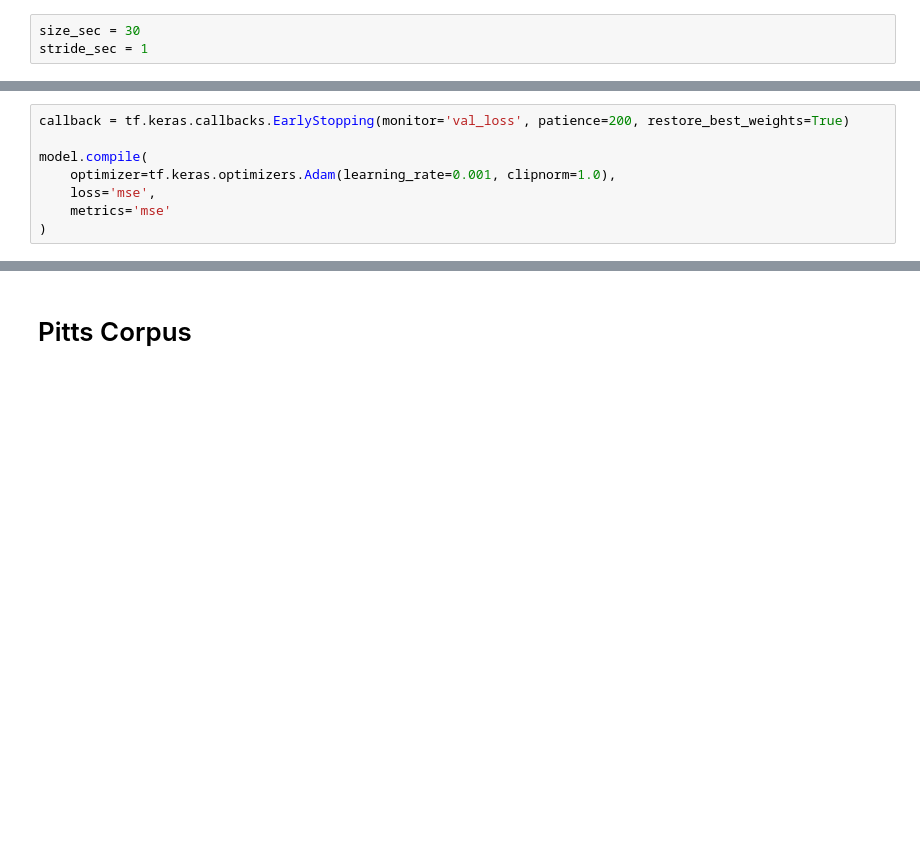
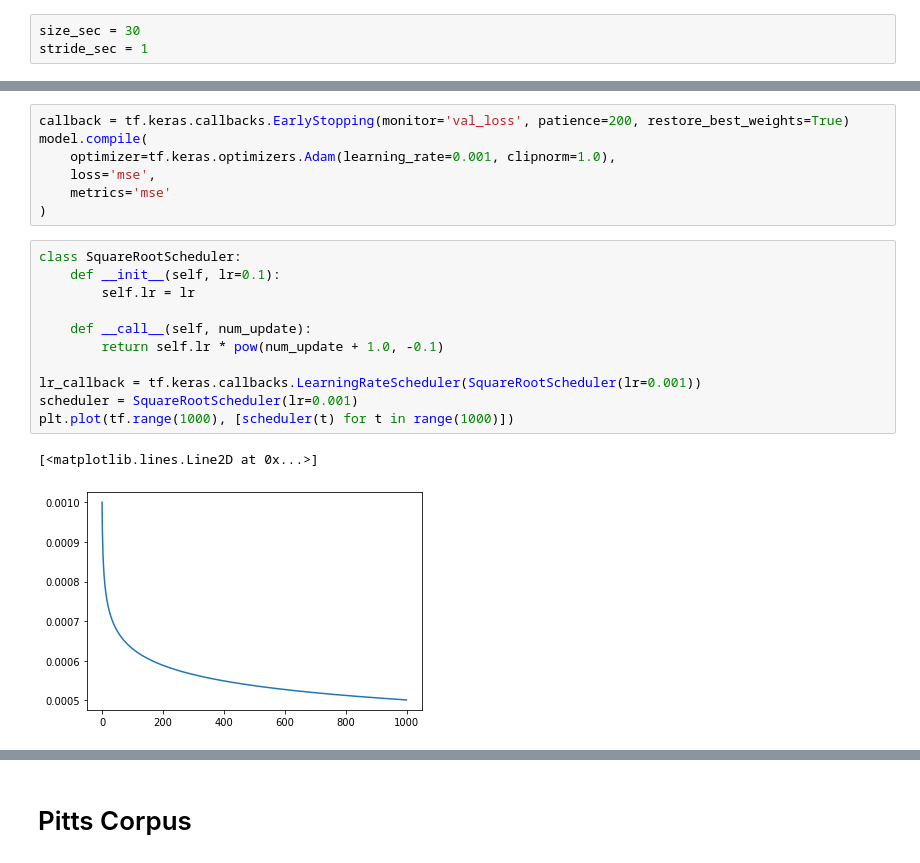
Before and after one commit to W210-SP21-Capstone-Dementia/model, a Jupyter notebook: 4-RollingWindow+LSTM+WN.ipynb, the cells around one changed output, grey strips where cells are left out. Saved outputs shown, nothing was run; the diff lists cells and outputs as text; blank space fills up the shorter version.

```diff
--- a/4-RollingWindow+LSTM+WN.ipynb
+++ b/4-RollingWindow+LSTM+WN.ipynb
@@ -168,12 +162,25 @@ Non-trainable params: 3
 _________________________________________________________________
 # %%
 callback = tf.keras.callbacks.EarlyStopping(monitor='val_loss', patience=200, restore_best_weights=True)
-
 model.compile(
     optimizer=tf.keras.optimizers.Adam(learning_rate=0.001, clipnorm=1.0),
     loss='mse',
     metrics='mse'
 )
+# %%
+class SquareRootScheduler:
+    def __init__(self, lr=0.1):
+        self.lr = lr
+
+    def __call__(self, num_update):
+        return self.lr * pow(num_update + 1.0, -0.1)
+
+lr_callback = tf.keras.callbacks.LearningRateScheduler(SquareRootScheduler(lr=0.001))
+scheduler = SquareRootScheduler(lr=0.001)
+plt.plot(tf.range(1000), [scheduler(t) for t in range(1000)])
+# %% [output]
+[<matplotlib.lines.Line2D at 0x...>]
+[figure, added]
 # %%
 EPOCHS = 10000
 history = model.fit(
```
Also changed, not shown: parts of 36 cells of this notebook.
